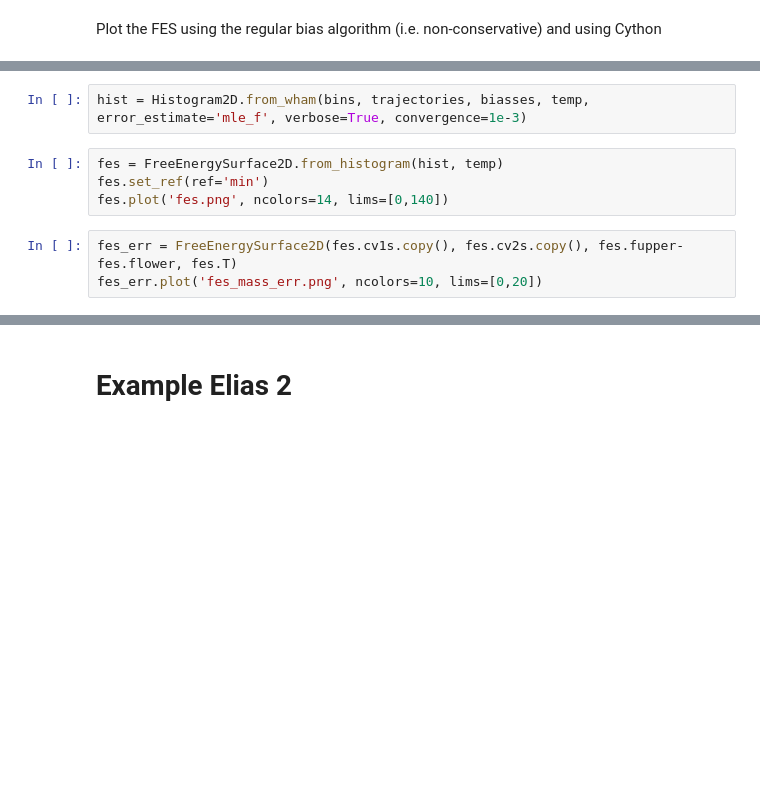
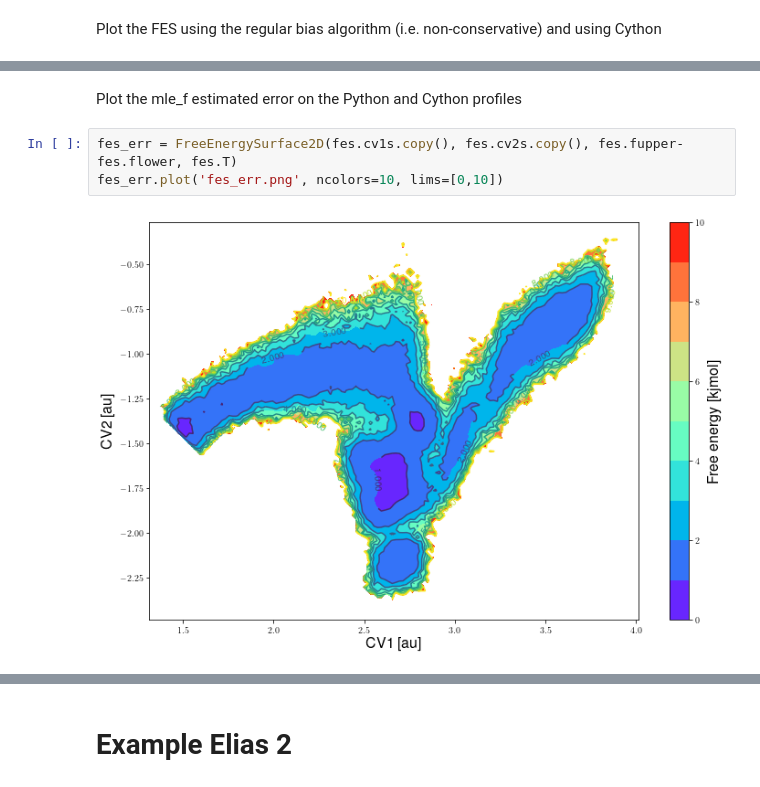
Before and after one commit to molmod/ThermoLIB, a Jupyter notebook: examples/WHAM2D/wham2d.ipynb, the cells around one changed output, grey strips where cells are left out. Drawn from its saved outputs; the diff is of its cells as text; blank space fills up the shorter version.

```diff
--- a/examples/WHAM2D/wham2d.ipynb
+++ b/examples/WHAM2D/wham2d.ipynb
@@ -144,9 +165,7 @@ Second do WHAM with error estimation (and time Python vs Cython version)
-# %%
-hist = Histogram2D.from_wham(bins, trajectories, biasses, temp, error_estimate='mle_f', verbose=True, convergence=1e-3)
-# %%
-fes = FreeEnergySurface2D.from_histogram(hist, temp)
-fes.set_ref(ref='min')
-fes.plot('fes.png', ncolors=14, lims=[0,140])
+# %% [markdown]
+Plot the mle_f estimated error on the Python and Cython profiles
 # %%
 fes_err = FreeEnergySurface2D(fes.cv1s.copy(), fes.cv2s.copy(), fes.fupper-fes.flower, fes.T)
-fes_err.plot('fes_mass_err.png', ncolors=10, lims=[0,20])
+fes_err.plot('fes_err.png', ncolors=10, lims=[0,10])
+# %% [output]
+[figure, added]
```
Also changed, not shown: parts of 14 cells of this notebook, 3 other files.
